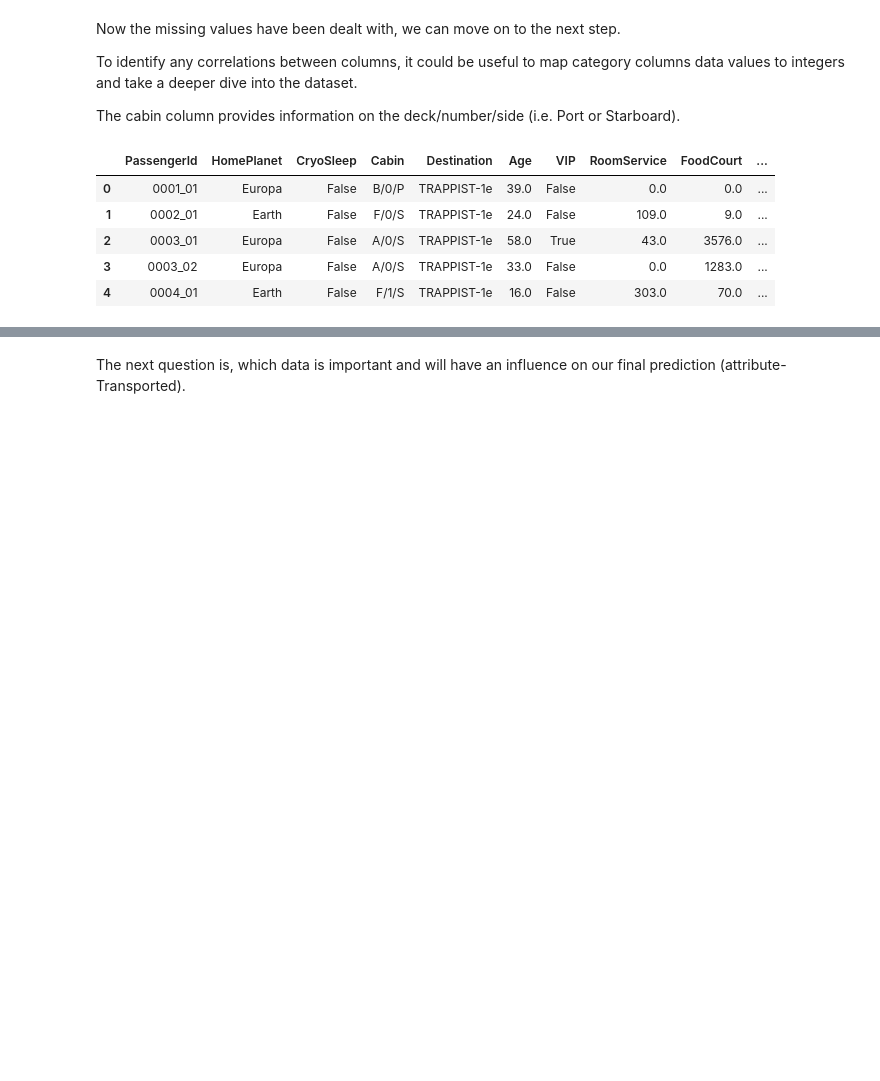
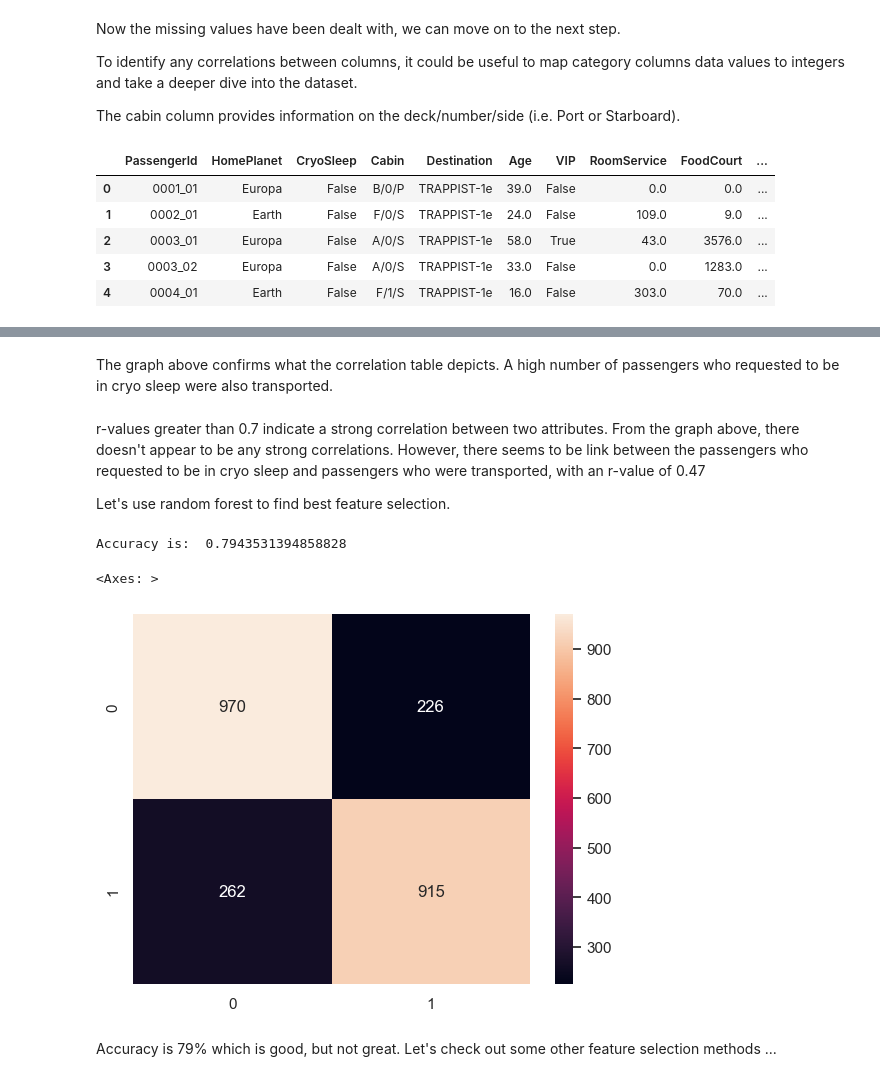
Before and after one commit to KS-coder77/titanic_spaceship_ML, a Jupyter notebook: Titanic_ML_comp.ipynb, the cells around one changed output, grey strips where cells are left out. Drawn from its saved outputs; the diff is of its cells as text; code cells hidden in the pictures; blank space fills up the shorter version.

Commit message:
data analysis and feature selection exploration

```diff
--- a/Titanic_ML_comp.ipynb
+++ b/Titanic_ML_comp.ipynb
@@ -577,2 +450,33 @@ array([0., 1., 0., ..., 1., 0., 1.])
-# %% [markdown]
-The next question is, which data is important and will have an influence on our final prediction (attribute- Transported).
+# %% [markdown]
+The graph above confirms what the correlation table depicts. A high number of passengers who requested to be in cryo sleep were also transported.
+# %% [markdown]
+r-values greater than 0.7 indicate a strong correlation between two attributes. From the graph above, there doesn't appear to be any strong correlations. However, there seems to be link between the passengers who requested to be in cryo sleep and passengers who were transported, with an r-value of 0.47
+
+Let's use random forest to find best feature selection.
+# %%
+from sklearn.model_selection import train_test_split
+from sklearn.ensemble import RandomForestClassifier
+from sklearn.metrics import f1_score, confusion_matrix
+from sklearn.metrics import accuracy_score
+
+#define features and target variable
+X = reduced_train_data.drop('Transported', axis=1)
+y = reduced_train_data['Transported']
+
+#split the data into training and testing sets
+X_train, X_test, y_train, y_test = train_test_split(X, y, test_size=0.3, random_state=42)
+
+#random forest classifier with n-estimators=10 (default)
+clf_rf = RandomForestClassifier(random_state=43)
+clr_rf = clf_rf.fit(X_train, y_train)
+
+ac = accuracy_score(y_test, clf_rf.predict(X_test))
+print('Accuracy is: ', ac)
+cm = confusion_matrix(y_test, clf_rf.predict(X_test))
+sns.heatmap(cm, annot=True, fmt='d')
+# %% [output]
+Accuracy is:  0.7943531394858828
+<Axes: >
+[figure, added]
+# %% [markdown]
+Accuracy is 79% which is good, but not great. Let's check out some other feature selection methods ...
```
Also changed, not shown: parts of 51 cells of this notebook.
